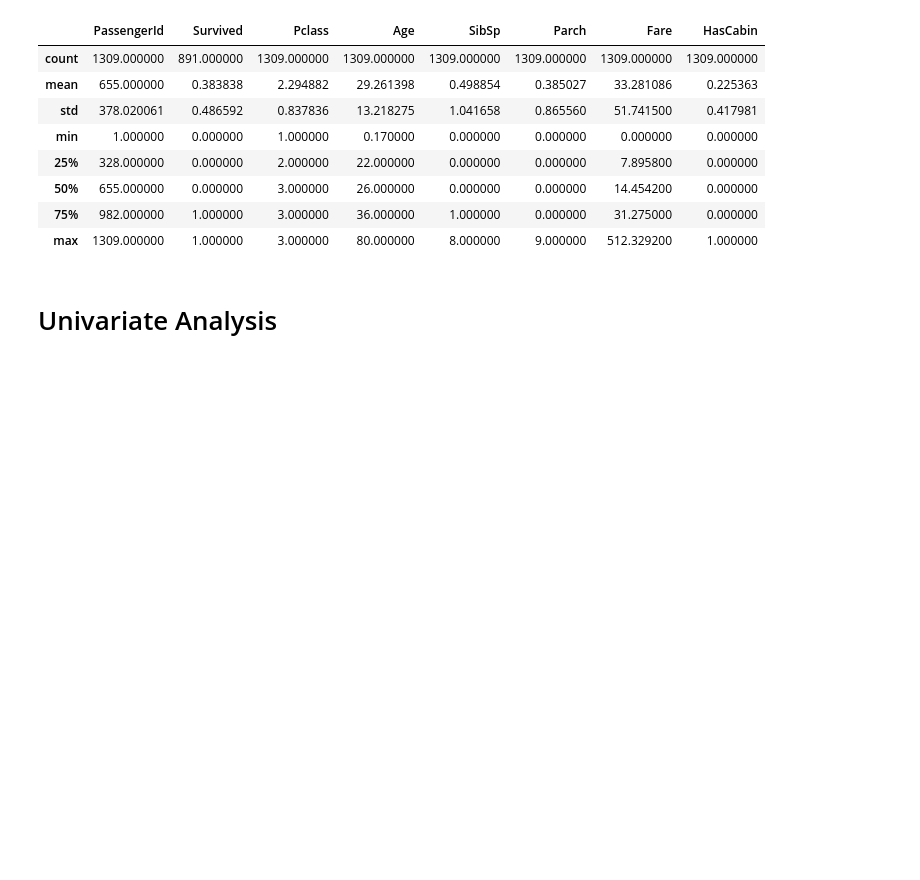
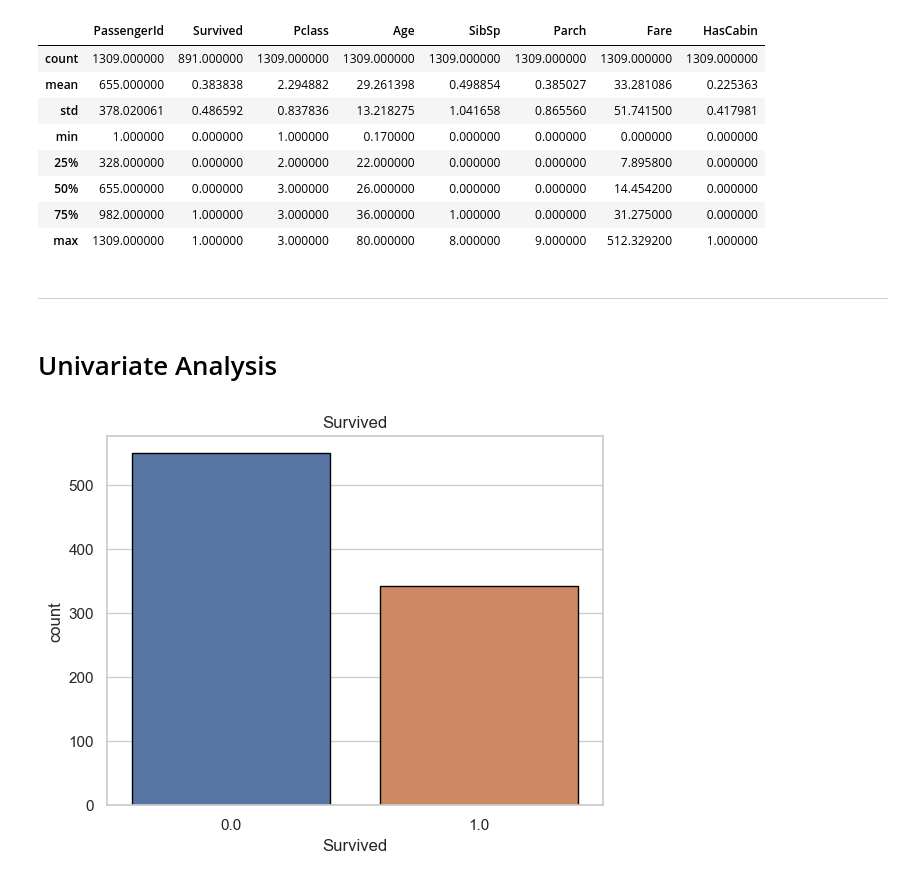
Before and after one commit to GClark89/Titanic, a Jupyter notebook: EDA.ipynb, the cells around one changed output. Cells and saved outputs as stored; diff of their text form; code cells hidden in the pictures; blank space fills up the shorter version.

```diff
--- a/EDA.ipynb
+++ b/EDA.ipynb
@@ -156,5 +187,13 @@ df.describe()
 | 50% | 655.000000 | 0.000000 | 3.000000 | 26.000000 | 0.000000 | 0.000000 | 14.454200 | 0.000000 |
 | 75% | 982.000000 | 1.000000 | 3.000000 | 36.000000 | 1.000000 | 0.000000 | 31.275000 | 0.000000 |
 | max | 1309.000000 | 1.000000 | 3.000000 | 80.000000 | 8.000000 | 9.000000 | 512.329200 | 1.000000 |
+# %% [markdown]
+---
 # %% [markdown]
 # Univariate Analysis
+# %%
+sns.countplot(df, x= "Survived", hue="Survived", edgecolor="black", legend= False)
+plt.title("Survived")
+plt.show()
+# %% [output]
+[figure, added]
```
Also changed, not shown: parts of 11 cells of this notebook.
